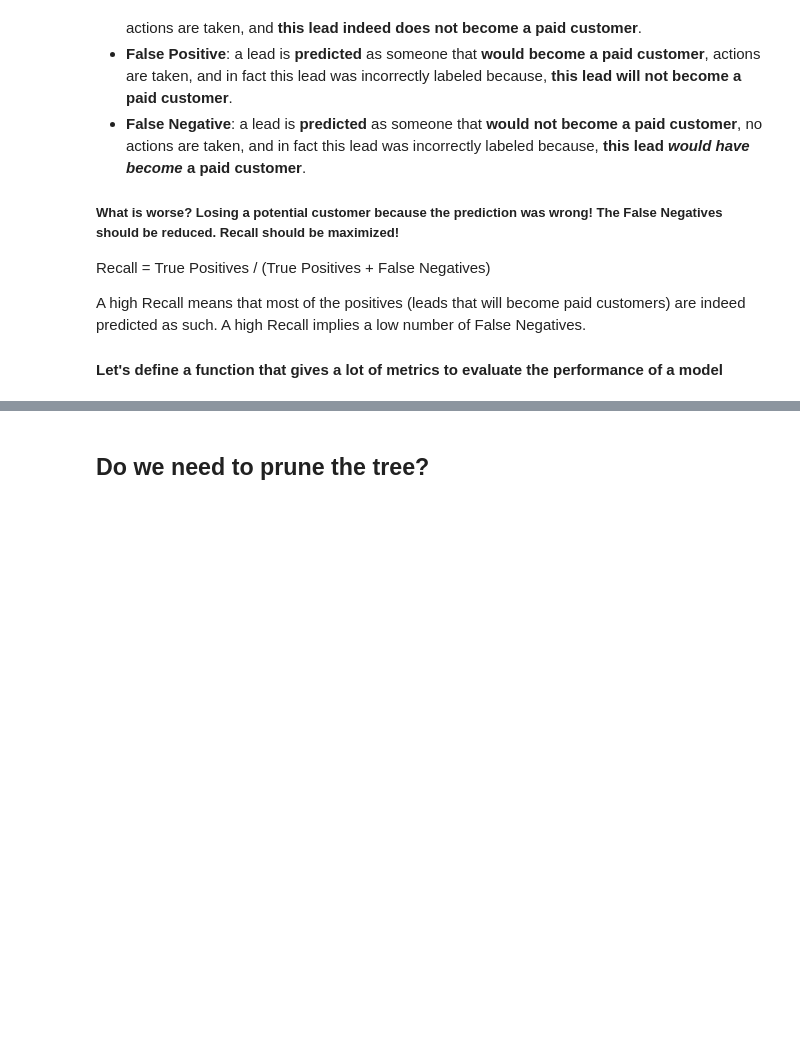
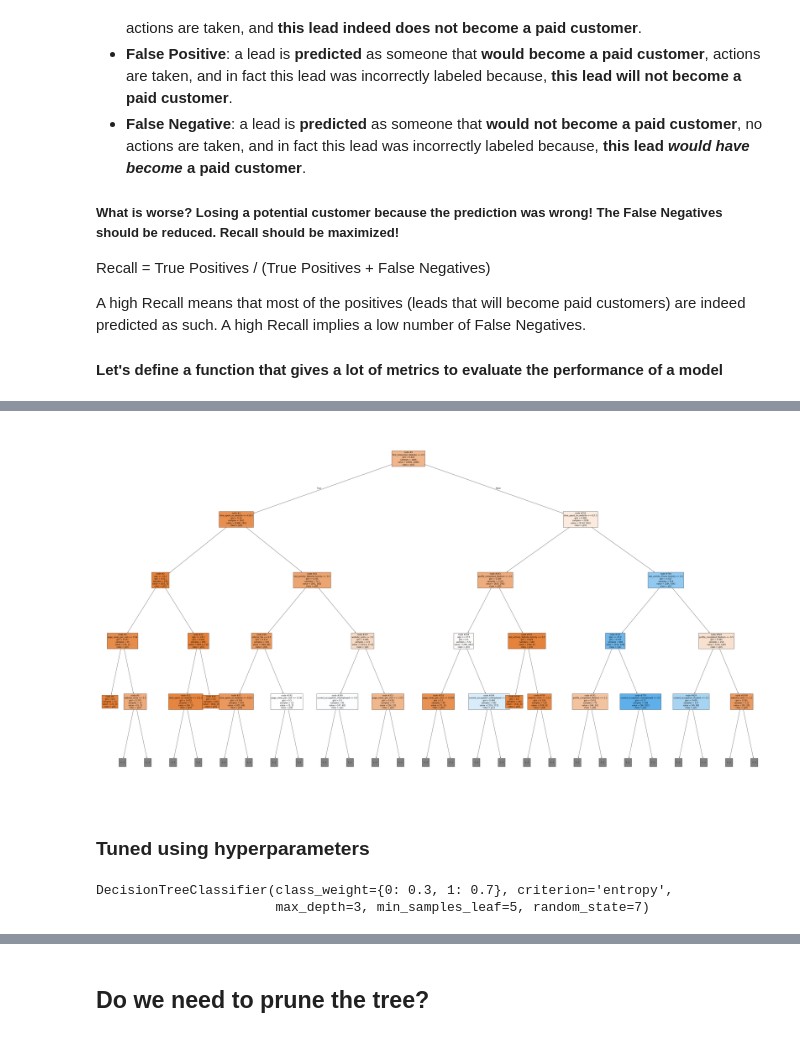
Before and after one commit to jpreyesm03/ExtraaLearn-Machine-Learning-Models, a Jupyter notebook: FCV Potential Customers Prediction.ipynb, the cells around one changed output, grey strips where cells are left out. Drawn from its saved outputs; the diff is of its cells as text; code cells hidden in the pictures; blank space fills up the shorter version.

```diff
--- a/FCV Potential Customers Prediction.ipynb
+++ b/FCV Potential Customers Prediction.ipynb
@@ -657,0 +734,38 @@ A high Recall means that most of the positives (leads that will become paid cust
+# %%
+features = list(X.columns)
+
+plt.figure(figsize = (73, 40))
+
+tree.plot_tree(d_tree, max_depth = 4, feature_names = features, filled = True, fontsize = 12, node_ids = True, class_names = True)
+
+plt.show()
+# %% [output]
+[figure, added]
+# %% [markdown]
+### Tuned using hyperparameters
+# %%
+# Choose the type of classifier
+d_tree_tuned = DecisionTreeClassifier(random_state = 7, class_weight = {0: 0.3, 1: 0.7})
+
+# Grid of parameters to choose from
+parameters = {'max_depth': np.arange(2, 10),
+              'criterion': ['gini', 'entropy'],
+              'min_samples_leaf': [5, 10, 20, 25]
+             }
+
+# Type of scoring used to compare parameter combinations - recall score for class 1
+scorer = metrics.make_scorer(recall_score, pos_label = 1)
+
+# Run the grid search
+grid_obj = GridSearchCV(d_tree_tuned, parameters, scoring = scorer, cv = 5)
+
+grid_obj = grid_obj.fit(x_train, y_train)
+
+# Set the classifier to the best combination of parameters
+d_tree_tuned = grid_obj.best_estimator_
+
+# Fit the best algorithm to the data
+d_tree_tuned.fit(x_train, y_train)
+# %% [output]
+DecisionTreeClassifier(class_weight={0: 0.3, 1: 0.7}, criterion='entropy',
+                       max_depth=3, min_samples_leaf=5, random_state=7)
```
Also changed, not shown: parts of 21 cells of this notebook.
